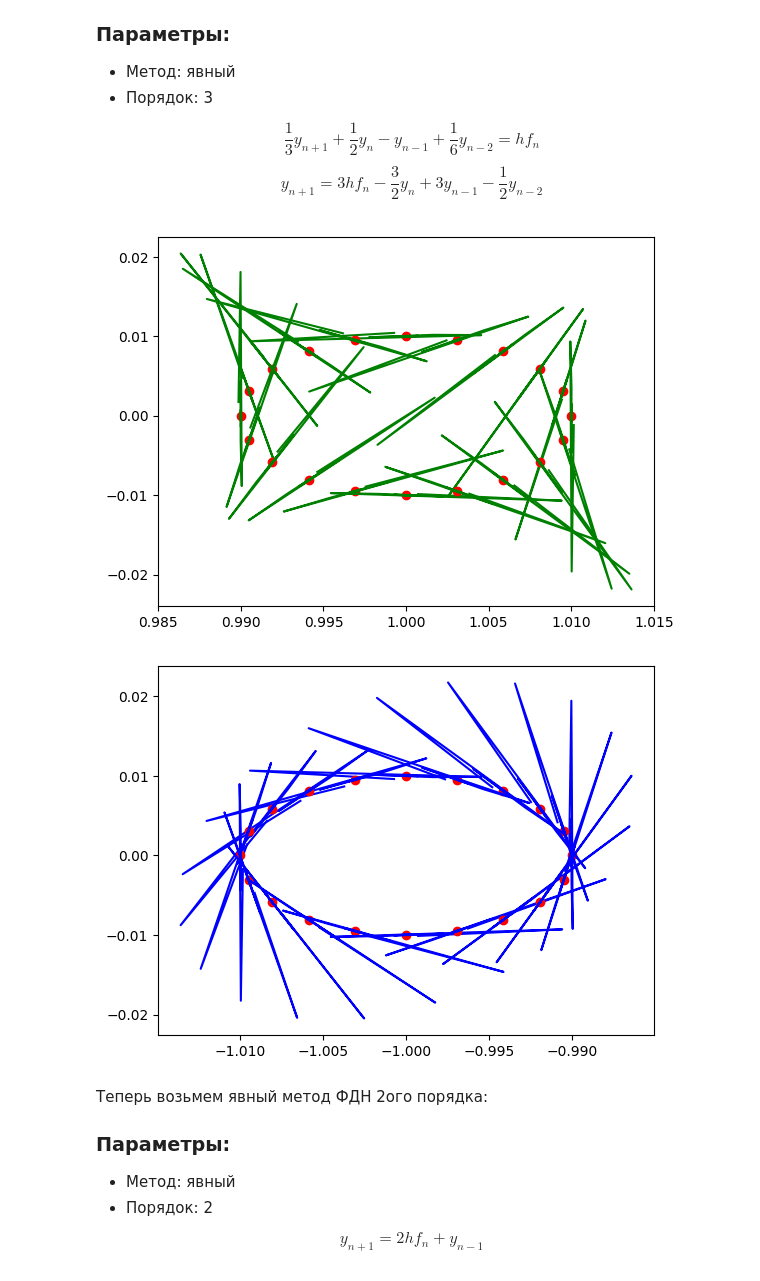
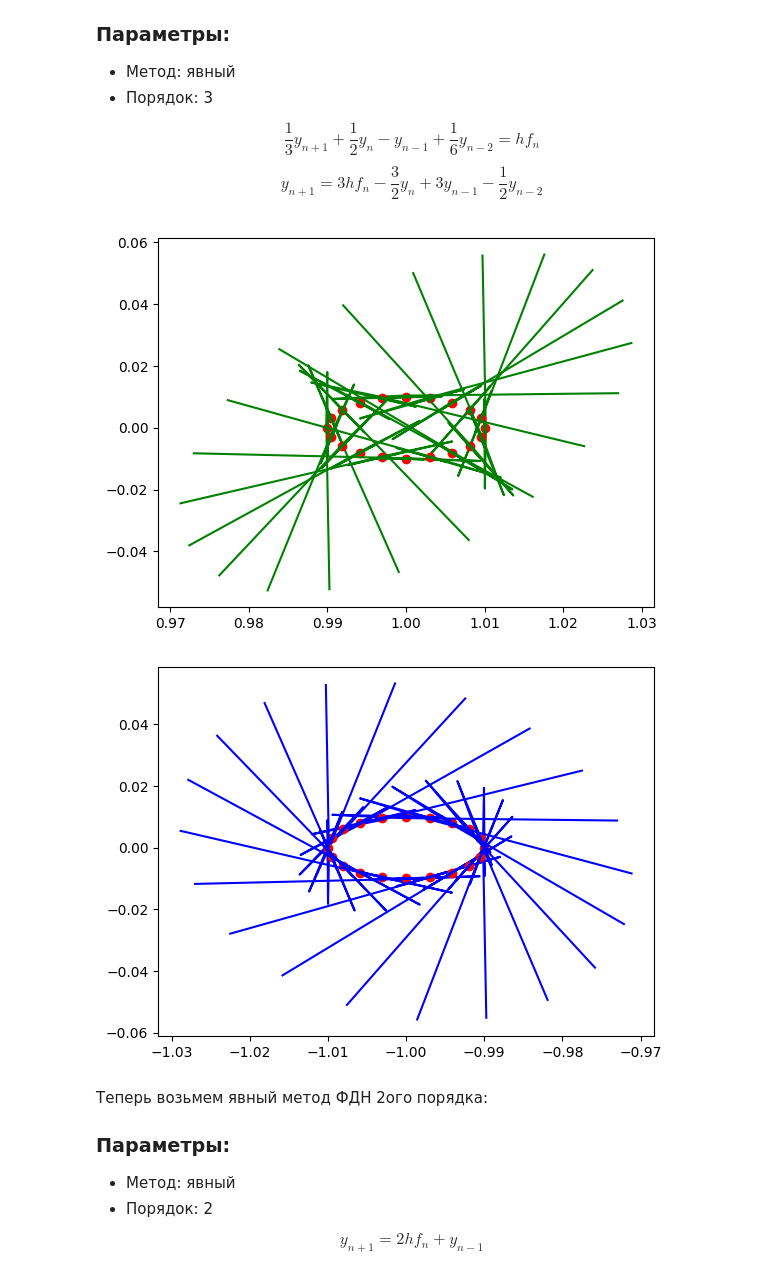
Before and after one commit to alexzhelyapov1/computational_mathematics, a Jupyter notebook: 1.ipynb, the cells around one changed output. Drawn from its saved outputs; the diff is of its cells as text; code cells hidden in the pictures.

```diff
--- a/1.ipynb
+++ b/1.ipynb
@@ -50,20 +65,7 @@ def runge_kutta_4(f1, f2, x0, y0, h, N):
 
     return x_values, y_values
 
-
-R = 0.01
-
-for phi in np.arange(0, 2 * np.pi, np.pi * 0.1):
-    x_values, y_values = runge_kutta_4(x_f, y_f,  1 + R * np.cos(phi), R * np.sin(phi), 0.01, 100)
-    plt.plot(x_values[0], y_values[0], marker='o', color='red')
-    plt.plot(x_values, y_values, color='green')
-plt.show()
-
-for phi in np.arange(0, 2 * np.pi, np.pi * 0.1):
-    x_values, y_values = runge_kutta_4(x_f, y_f,  -1 + R * np.cos(phi), R * np.sin(phi), 0.01, 100)
-    plt.plot(x_values[0], y_values[0], marker='o', color='red')
-    plt.plot(x_values, y_values, color='blue')
-plt.show()
+CustomDrow(runge_kutta_4, 0.01, 100)
 # %% [output]
 [figure]
 [figure]
@@ -71,7 +73,7 @@ plt.show()
 # Метод Адамса
 Реализуем один из явных методов Адамса: Адамса-Башфорта 4 порядка
 # %%
-def adams_moulton_4(f1, f2, x0, y0, h, N):
+def adams_bashfort_4(f1, f2, x0, y0, h, N):
     # Получаем первые 4 точки:
     x_values, y_values = runge_kutta_4(f1, f2, x0, y0, h, 4)
 
@@ -85,18 +87,7 @@ def adams_moulton_4(f1, f2, x0, y0, h, N):
 
     return x_values, y_values
 
-
-for phi in np.arange(0, 2 * np.pi, np.pi * 0.1):
-    x_values, y_values = adams_moulton_4(x_f, y_f,  1 + R * np.cos(phi), R * np.sin(phi), 0.01, 150)
-    plt.plot(x_values[0], y_values[0], marker='o', color='red')
-    plt.plot(x_values, y_values, color='green')
-plt.show()
-
-for phi in np.arange(0, 2 * np.pi, np.pi * 0.1):
-    x_values, y_values = adams_moulton_4(x_f, y_f,  -1 + R * np.cos(phi), R * np.sin(phi), 0.01, 150)
-    plt.plot(x_values[0], y_values[0], marker='o', color='red')
-    plt.plot(x_values, y_values, color='blue')
-plt.show()
+CustomDrow(adams_bashfort_4, 0.01, 150)
 # %% [output]
 [figure]
 [figure]
@@ -113,35 +104,23 @@ $$ y_{n+1} = 3hf_n - \frac{3}{2}y_{n} + 3y_{n-1} - \frac{1}{2}y_{n-2}$$
 # %%
 def explicit_gear3(f1, f2, x0, y0, h, N):
     # Получаем первые 4 точки:
     x_values, y_values = runge_kutta_4(f1, f2, x0, y0, h, 2)
 
     for i in range(N - 2):
 
         x_next = 3 * h * f1(x_values[i], y_values[i]) - 3 / 2 * x_values[i] + 3 * x_values[i - 1] - 1 / 2 * x_values[i - 2]
         y_next = 3 * h * f2(x_values[i], y_values[i]) - 3 / 2 * y_values[i] + 3 * y_values[i - 1] - 1 / 2 * y_values[i - 2]
 
 
         x_values.append(x_next)
         y_values.append(y_next)
 
     return x_values, y_values
 
-
-R = 0.01
-for phi in np.arange(0, 2 * np.pi, np.pi * 0.1):
-    x_values, y_values = explicit_gear3(x_f, y_f,  1 + R * np.cos(phi), R * np.sin(phi), 0.001, 15)
-    plt.plot(x_values[0], y_values[0], marker='o', color='red')
-    plt.plot(x_values, y_values, color='green')
-plt.show()
-
-for phi in np.arange(0, 2 * np.pi, np.pi * 0.1):
-    x_values, y_values = explicit_gear3(x_f, y_f,  -1 + R * np.cos(phi), R * np.sin(phi), 0.001, 15)
-    plt.plot(x_values[0], y_values[0], marker='o', color='red')
-    plt.plot(x_values, y_values, color='blue')
-plt.show()
+CustomDrow(explicit_gear3, 0.001, 16)
 # %% [output]
-[figure, old version]
+[figure, new version]
-[figure, old version]
+[figure, new version]
 # %% [markdown]
 Теперь возьмем явный метод ФДН 2ого порядка:
 ### Параметры:
```
Also changed, not shown: parts of 3 cells of this notebook.
